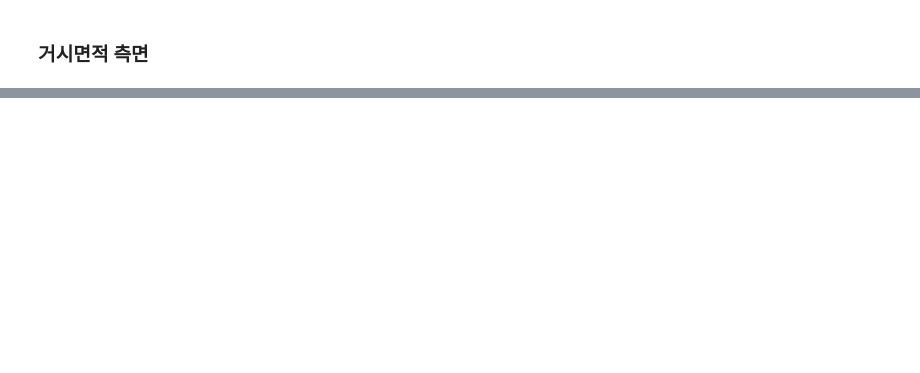
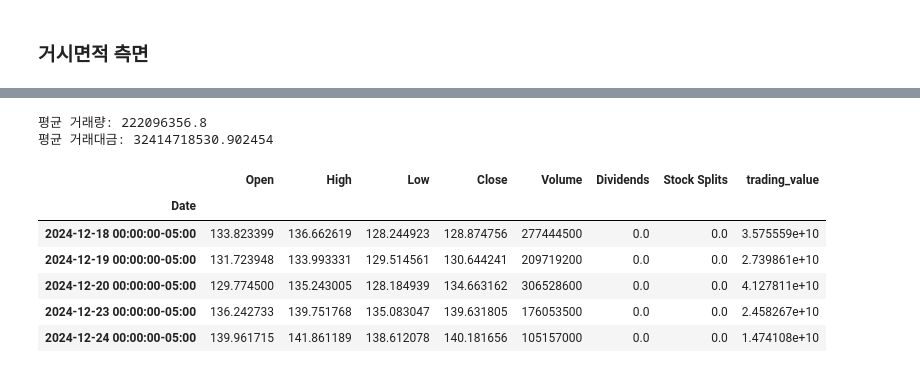
Before and after one commit to cbyangel/MacroEconomy, a Jupyter notebook: notebooks2/00_성장주평가.ipynb, the cells around one changed output, grey strips where cells are left out. Cells and saved outputs as stored; diff of their text form; code cells hidden in the pictures; blank space fills up the shorter version.

```diff
--- a/notebooks2/00_성장주평가.ipynb
+++ b/notebooks2/00_성장주평가.ipynb
@@ -229,0 +261,22 @@ df_metrics.loc[mask].sort_values(by=['revenue_growth', 'gpf_growth', 'fcf_growth
+# %%
+data['trading_value'] = data['Close'] * data['Volume']
+
+# 기간별 평균 거래량
+avg_volume = data['Volume'].mean()
+# 기간별 평균 거래대금
+avg_trading_value = data['trading_value'].mean()
+
+print(f"평균 거래량: {avg_volume}")
+print(f"평균 거래대금: {avg_trading_value}")
+
+data.head()
+# %% [output]
+평균 거래량: 222096356.8
+평균 거래대금: 32414718530.902454
+|  | Open | High | Low | Close | Volume | Dividends | Stock Splits | trading_value |
+| Date |  |  |  |  |  |  |  |  |
+| 2024-12-18 00:00:00-05:00 | 133.823399 | 136.662619 | 128.244923 | 128.874756 | 277444500 | 0.0 | 0.0 | 3.575559e+10 |
+| 2024-12-19 00:00:00-05:00 | 131.723948 | 133.993331 | 129.514561 | 130.644241 | 209719200 | 0.0 | 0.0 | 2.739861e+10 |
+| 2024-12-20 00:00:00-05:00 | 129.774500 | 135.243005 | 128.184939 | 134.663162 | 306528600 | 0.0 | 0.0 | 4.127811e+10 |
+| 2024-12-23 00:00:00-05:00 | 136.242733 | 139.751768 | 135.083047 | 139.631805 | 176053500 | 0.0 | 0.0 | 2.458267e+10 |
+| 2024-12-24 00:00:00-05:00 | 139.961715 | 141.861189 | 138.612078 | 140.181656 | 105157000 | 0.0 | 0.0 | 1.474108e+10 |
```
Also changed, not shown: parts of 8 cells of this notebook, 3 other files.
